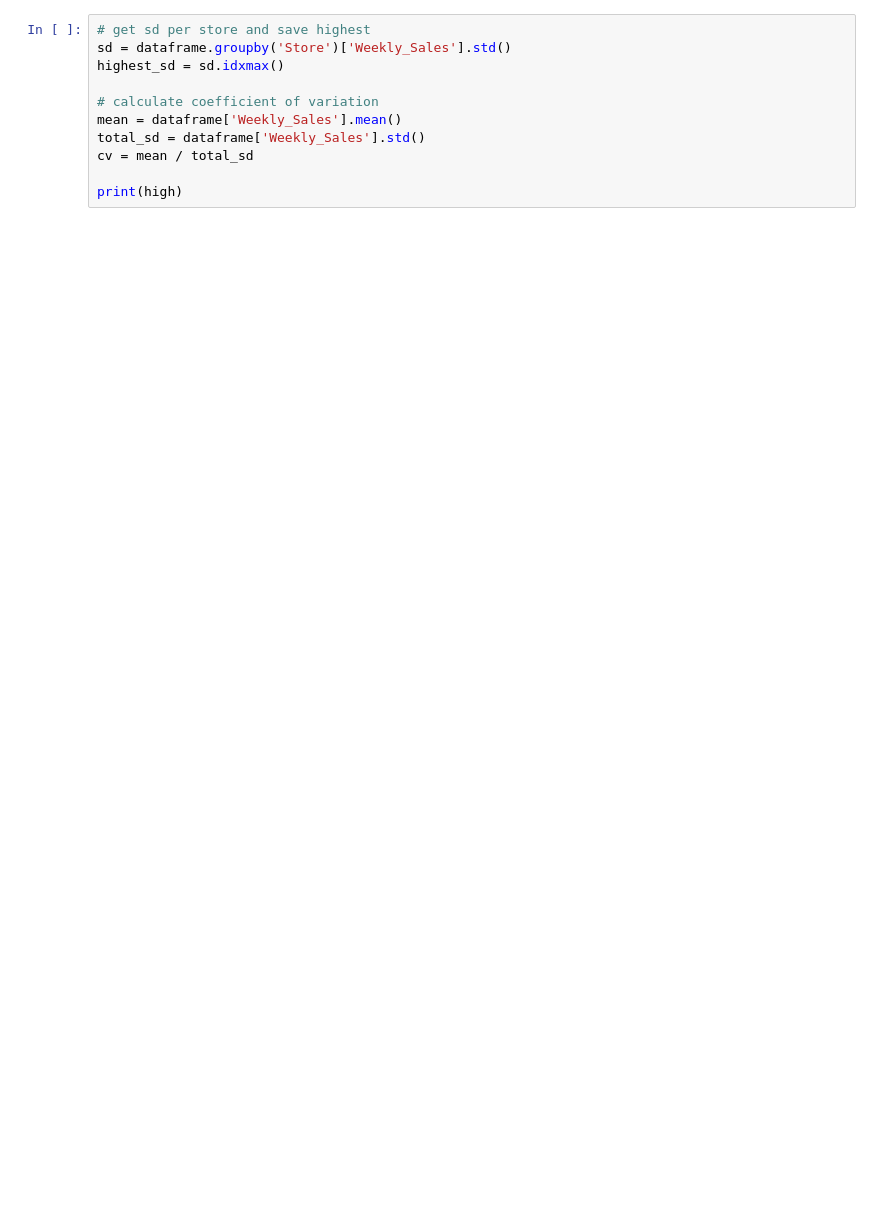
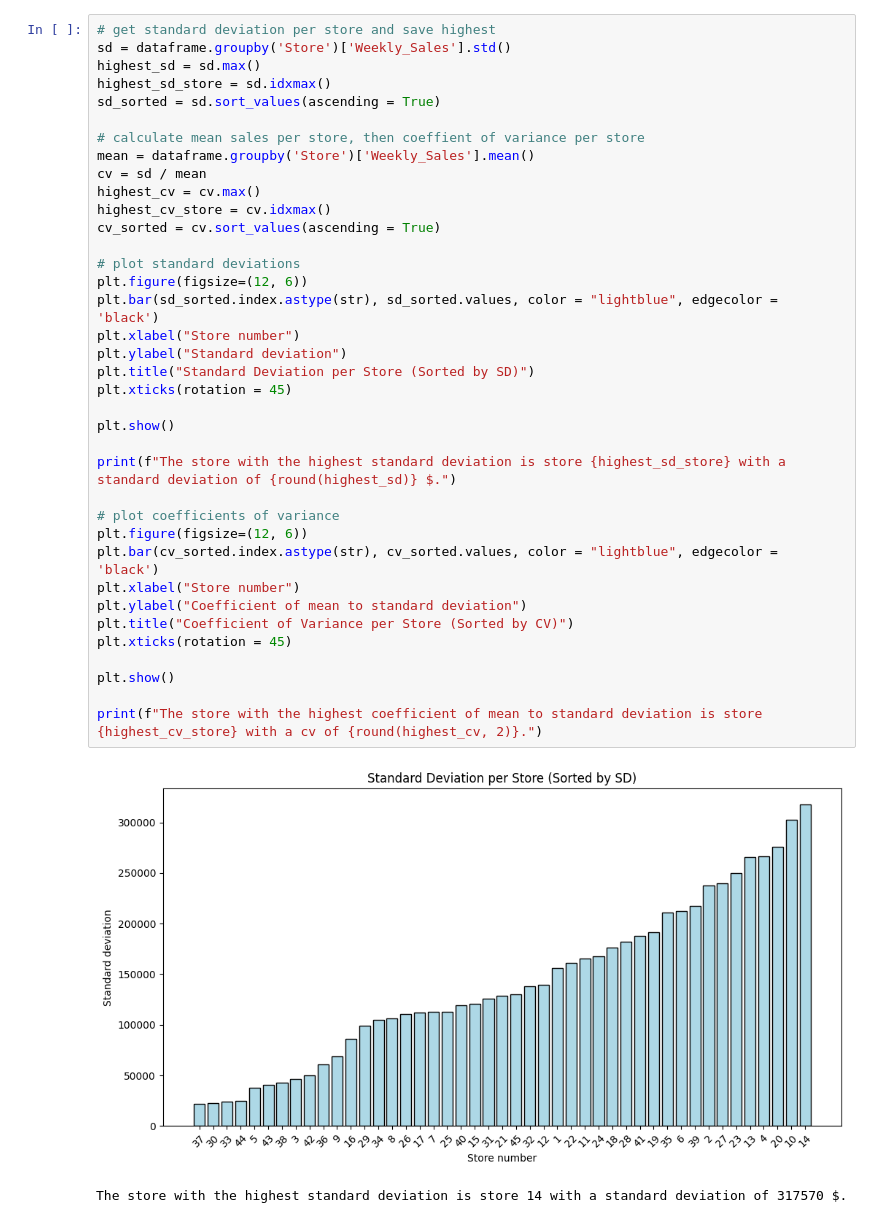
Before and after one commit to markvandenhoorn/walmart-analysis, a Jupyter notebook: walmart_analysis.ipynb, the cells around one changed output. Cells and saved outputs as stored; diff of their text form; blank space fills up the shorter version.

```diff
--- a/walmart_analysis.ipynb
+++ b/walmart_analysis.ipynb
@@ -28,11 +51,40 @@ print(total_sales.idxmax())
 # %%
-# get sd per store and save highest
+# get standard deviation per store and save highest
 sd = dataframe.groupby('Store')['Weekly_Sales'].std()
-highest_sd = sd.idxmax()
+highest_sd = sd.max()
+highest_sd_store = sd.idxmax()
+sd_sorted = sd.sort_values(ascending = True)
 
-# calculate coefficient of variation
-mean = dataframe['Weekly_Sales'].mean()
-total_sd = dataframe['Weekly_Sales'].std()
-cv = mean / total_sd
+# calculate mean sales per store, then coeffient of variance per store
+mean = dataframe.groupby('Store')['Weekly_Sales'].mean()
+cv = sd / mean
+highest_cv = cv.max()
+highest_cv_store = cv.idxmax()
+cv_sorted = cv.sort_values(ascending = True)
 
-print(high)
+# plot standard deviations
+plt.figure(figsize=(12, 6))
+plt.bar(sd_sorted.index.astype(str), sd_sorted.values, color = "lightblue", edgecolor = 'black')
+plt.xlabel("Store number")
+plt.ylabel("Standard deviation")
+plt.title("Standard Deviation per Store (Sorted by SD)")
+plt.xticks(rotation = 45)
+
+plt.show()
+
+print(f"The store with the highest standard deviation is store {highest_sd_store} with a standard deviation of {round(highest_sd)} $.")
+
+# plot coefficients of variance
+plt.figure(figsize=(12, 6))
+plt.bar(cv_sorted.index.astype(str), cv_sorted.values, color = "lightblue", edgecolor = 'black')
+plt.xlabel("Store number")
+plt.ylabel("Coefficient of mean to standard deviation")
+plt.title("Coefficient of Variance per Store (Sorted by CV)")
+plt.xticks(rotation = 45)
+
+plt.show()
+
+print(f"The store with the highest coefficient of mean to standard deviation is store {highest_cv_store} with a cv of {round(highest_cv, 2)}.")
+# %% [output]
+[figure, added]
+The store with the highest standard deviation is store 14 with a standard deviation of 317570 $.
```
Also changed, not shown: parts of 9 cells of this notebook.
